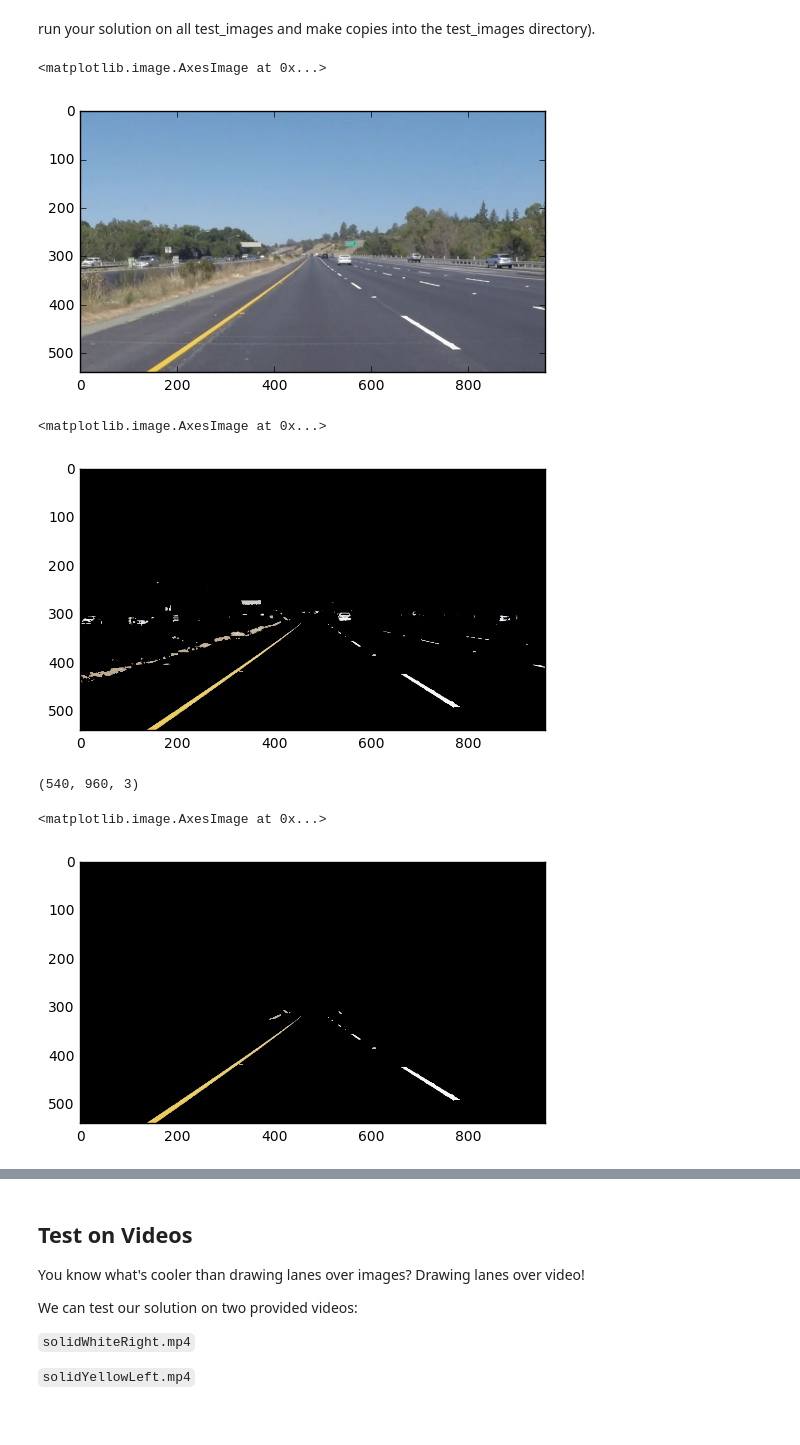
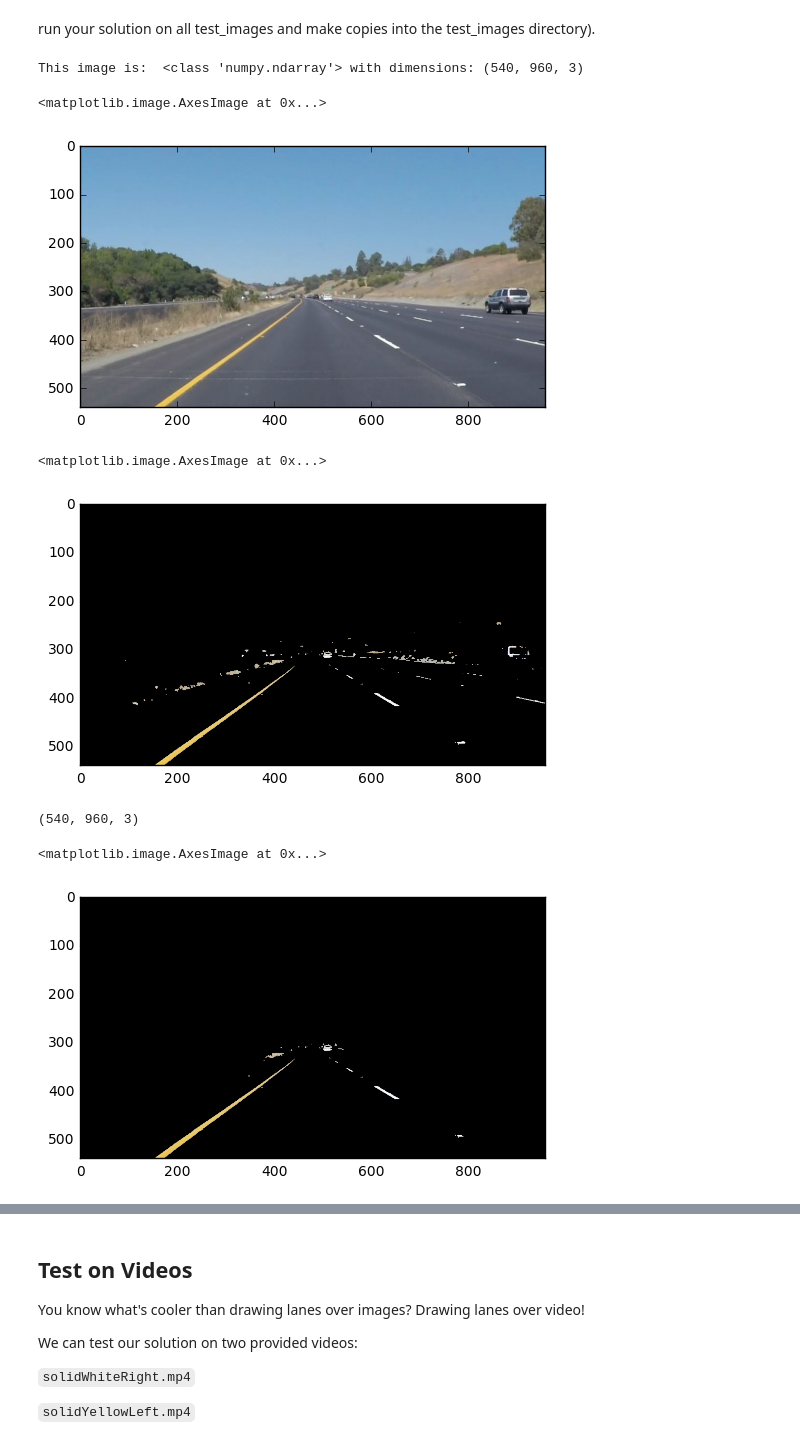
Before and after one commit to hkorre/CarND-LaneLines-P1, a Jupyter notebook: P1.ipynb, the cells around one changed output, grey strips where cells are left out. Drawn from its saved outputs; the diff is of its cells as text; code cells hidden in the pictures.

Commit message:
hkorre:got test images to work except for whiteCarLaneSwitch.jpg

```diff
--- a/P1.ipynb
+++ b/P1.ipynb
@@ -172,17 +172,24 @@ run your solution on all test_images and make copies into the test_images direct
 # %%
 '''
 picking a test file
 '''
+whiteCarLane       = 'test_images/whiteCarLaneSwitch.jpg'    #fail
+solidYellowLeft    = 'test_images/solidYellowLeft.jpg'       #pass
+solidYellowCurve2  = 'test_images/solidYellowCurve2.jpg'     #pass
+solidYellowCurve   = 'test_images/solidYellowCurve.jpg'      #pass
+solidWhiteRight    = 'test_images/solidWhiteRight.jpg'       #pass
+solidWhiteCurve    = 'test_images/solidWhiteCurve.jpg'       #not tested
 
-solidWhiteRight = 'test_images/solidWhiteRight.jpg'
-solidYellowLeft = 'test_images/solidYellowLeft.jpg'
 
-filename = solidYellowLeft
+filename = solidWhiteCurve
 testImage = mpimg.imread(filename)
+print('This image is: ',type(testImage),
+         'with dimensions:', testImage.shape)
 plt.imshow(testImage)
 # %% [output]
-<matplotlib.image.AxesImage at 0x...>
+This image is:  <class 'numpy.ndarray'> with dimensions: (540, 960, 3)
+<matplotlib.image.AxesImage at 0x...>
-[figure, old version]
+[figure, new version]
 # %%
 """
 Color Selection:
@@ -221,7 +228,7 @@ testImage_cs = hk_color_select(testImage)
 plt.imshow(testImage_cs)
 # %% [output]
 <matplotlib.image.AxesImage at 0x...>
-[figure, old version]
+[figure, new version]
 # %%
 """
 Region of Interest:
@@ -247,7 +254,7 @@ plt.imshow(testImage_roi)
 # %% [output]
 (540, 960, 3)
 <matplotlib.image.AxesImage at 0x...>
-[figure, old version]
+[figure, new version]
 # %%
 """
 Grayscalling, Gaussian Smoothing & Canny Edge Detection:
```
Also changed, not shown: parts of 4 cells of this notebook.
